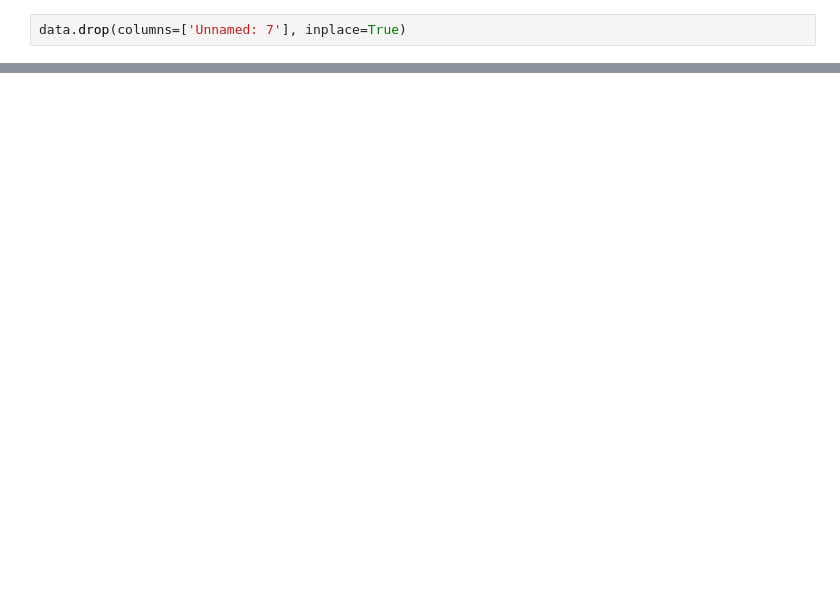
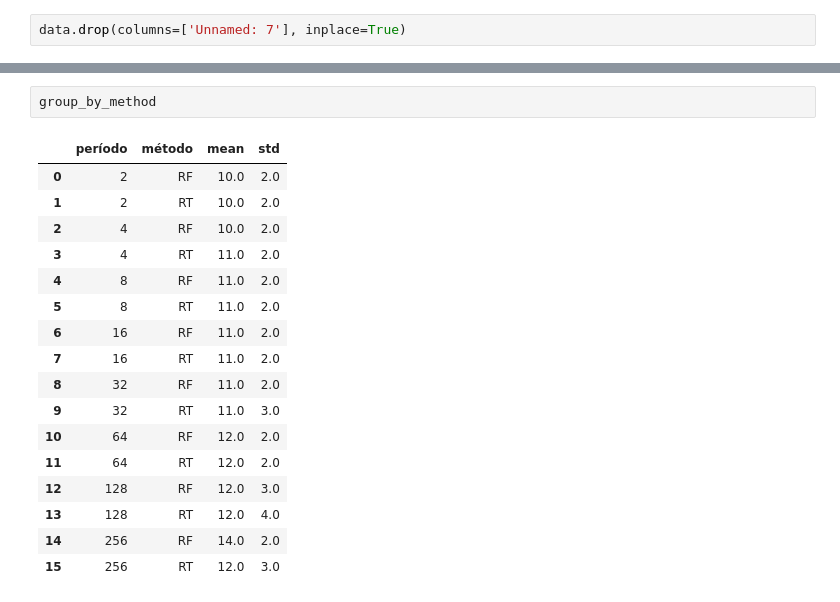
Before and after one commit to DaviVilarinho/ic-intervalo-qos, a Jupyter notebook: AnalisePeriodicidadeAgregada.ipynb, the cells around one changed output, grey strips where cells are left out. Saved outputs shown, nothing was run; the diff lists cells and outputs as text; blank space fills up the shorter version.

```diff
--- a/AnalisePeriodicidadeAgregada.ipynb
+++ b/AnalisePeriodicidadeAgregada.ipynb
@@ -286,0 +63,20 @@ Passing `palette` without assigning `hue` is deprecated and will be removed in v
+# %%
+group_by_method
+# %% [output]
+|  | período | método | mean | std |
+| 0 | 2 | RF | 10.0 | 2.0 |
+| 1 | 2 | RT | 10.0 | 2.0 |
+| 2 | 4 | RF | 10.0 | 2.0 |
+| 3 | 4 | RT | 11.0 | 2.0 |
+| 4 | 8 | RF | 11.0 | 2.0 |
+| 5 | 8 | RT | 11.0 | 2.0 |
+| 6 | 16 | RF | 11.0 | 2.0 |
+| 7 | 16 | RT | 11.0 | 2.0 |
+| 8 | 32 | RF | 11.0 | 2.0 |
+| 9 | 32 | RT | 11.0 | 3.0 |
+| 10 | 64 | RF | 12.0 | 2.0 |
+| 11 | 64 | RT | 12.0 | 2.0 |
+| 12 | 128 | RF | 12.0 | 3.0 |
+| 13 | 128 | RT | 12.0 | 4.0 |
+| 14 | 256 | RF | 14.0 | 2.0 |
+| 15 | 256 | RT | 12.0 | 3.0 |
```
Also changed, not shown: parts of 16 cells of this notebook, 4 other files.
